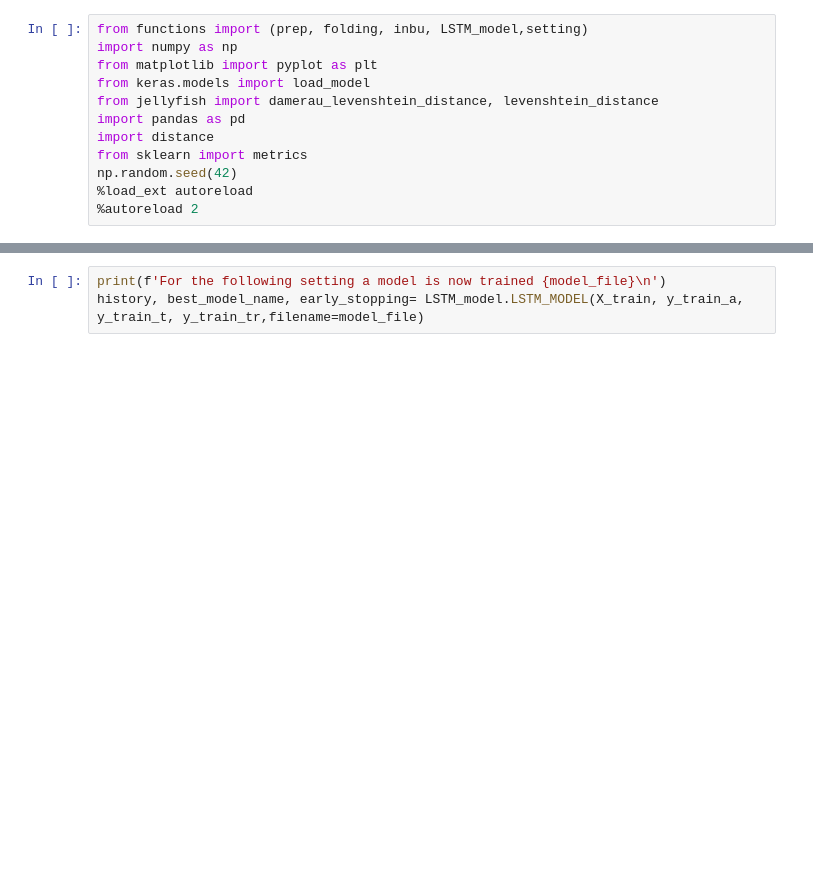
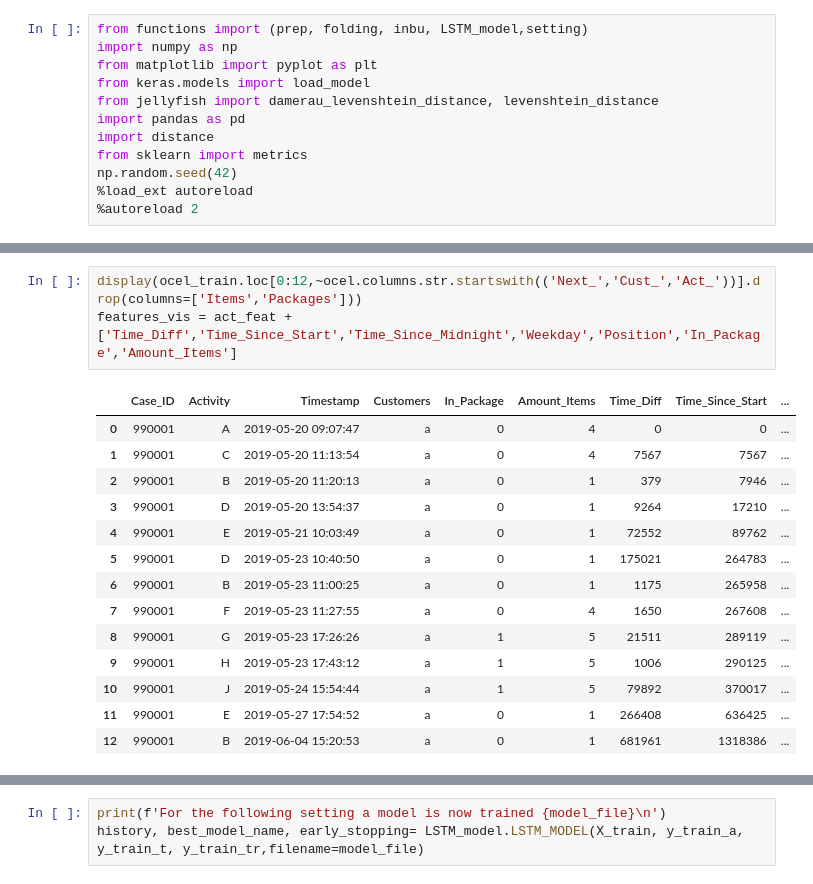
Before and after one commit to KaiWein/PM_OCEL_LSTM, a Jupyter notebook: code/The_playground.ipynb, the cells around one changed output, grey strips where cells are left out. Saved outputs shown, nothing was run; the diff lists cells and outputs as text; blank space fills up the shorter version.

```diff
--- a/code/The_playground.ipynb
+++ b/code/The_playground.ipynb
@@ -81,0 +73,18 @@ Shape of y_train_tr: (43289,), this matches the desired shape (number_of_train_c
+# %%
+display(ocel_train.loc[0:12,~ocel.columns.str.startswith(('Next_','Cust_','Act_'))].drop(columns=['Items','Packages']))
+features_vis = act_feat +['Time_Diff','Time_Since_Start','Time_Since_Midnight','Weekday','Position','In_Package','Amount_Items']
+# %% [output]
+|  | Case_ID | Activity | Timestamp | Customers | In_Package | Amount_Items | Time_Diff | Time_Since_Start | ... |
+| 0 | 990001 | A | 2019-05-20 09:07:47 | a | 0 | 4 | 0 | 0 | ... |
+| 1 | 990001 | C | 2019-05-20 11:13:54 | a | 0 | 4 | 7567 | 7567 | ... |
+| 2 | 990001 | B | 2019-05-20 11:20:13 | a | 0 | 1 | 379 | 7946 | ... |
+| 3 | 990001 | D | 2019-05-20 13:54:37 | a | 0 | 1 | 9264 | 17210 | ... |
+| 4 | 990001 | E | 2019-05-21 10:03:49 | a | 0 | 1 | 72552 | 89762 | ... |
+| 5 | 990001 | D | 2019-05-23 10:40:50 | a | 0 | 1 | 175021 | 264783 | ... |
+| 6 | 990001 | B | 2019-05-23 11:00:25 | a | 0 | 1 | 1175 | 265958 | ... |
+| 7 | 990001 | F | 2019-05-23 11:27:55 | a | 0 | 4 | 1650 | 267608 | ... |
+| 8 | 990001 | G | 2019-05-23 17:26:26 | a | 1 | 5 | 21511 | 289119 | ... |
+| 9 | 990001 | H | 2019-05-23 17:43:12 | a | 1 | 5 | 1006 | 290125 | ... |
+| 10 | 990001 | J | 2019-05-24 15:54:44 | a | 1 | 5 | 79892 | 370017 | ... |
+| 11 | 990001 | E | 2019-05-27 17:54:52 | a | 0 | 1 | 266408 | 636425 | ... |
+| 12 | 990001 | B | 2019-06-04 15:20:53 | a | 0 | 1 | 681961 | 1318386 | ... |
```
Also changed, not shown: parts of 23 cells of this notebook, 1 other file.
